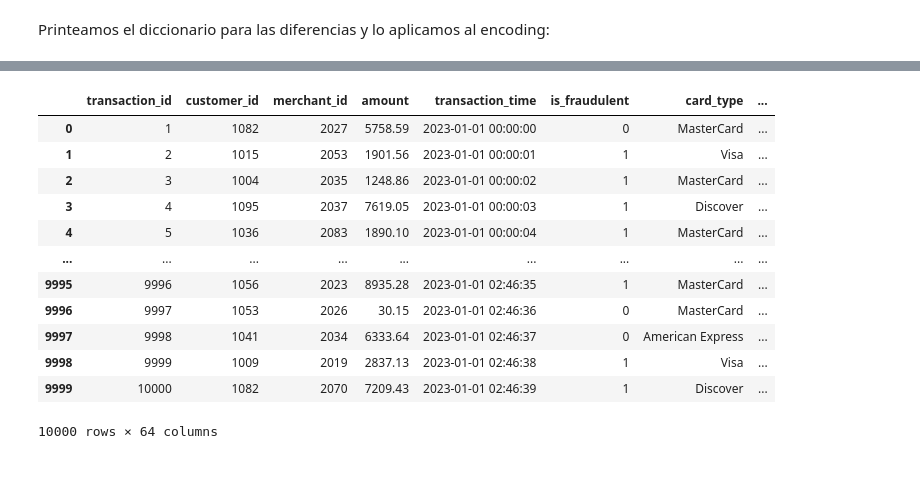
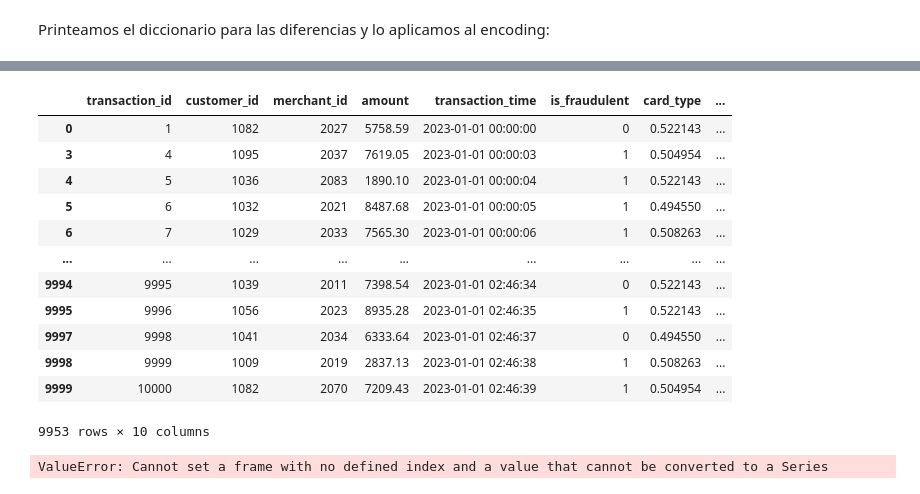
Before and after one commit to fdzvictor/lab1M8, a Jupyter notebook: modulo8-leccion08-preprocesamiento-logistica.ipynb, the cells around one changed output, grey strips where cells are left out. Drawn from its saved outputs; the diff is of its cells as text; code cells hidden in the pictures.

```diff
--- a/modulo8-leccion08-preprocesamiento-logistica.ipynb
+++ b/modulo8-leccion08-preprocesamiento-logistica.ipynb
@@ -268,0 +256,16 @@ Index(['transaction_id', 'customer_id', 'merchant_id', 'amount',
+# %%
+indices_a_eliminar = {}
+
+for index, row in df_lof.iterrows():
+    outliers = row.filter(like="outliers")
+
+    if (outliers == -1).all():
+        indices_a_eliminar[index] = row
+
+    elif (outliers == -1).sum() >= len(outliers) * 0.7:
+        indices_a_eliminar[index] = row
+
+df_outliers = pd.DataFrame(index = indices_a_eliminar.keys(),data=indices_a_eliminar.values())
+# Eliminar las filas identificadas
+df_sin_outliers = df.drop(index=indices_a_eliminar.keys())
+print(f"se han eliminado {len(indices_a_eliminar)} columnas")
@@ -273,6 +316,6 @@ Vemos las diferencias para las columnas categóricas
 # %%
 lista_cats = df_cat.columns
-tests = s_e.TestEstadisticos(df,"is_fraudulent",lista_cats)
+tests = s_e.TestEstadisticos(df_sin_outliers,"is_fraudulent",lista_cats)
 dic = tests.detectar_orden_binaria()
 # %% [output]
 Esta es la tabla de contingencia para card_type, con la variable respuesta is_fraudulent
@@ -295,4 +338,4 @@ La variable categórica TIENE ORDEN
 # %% [markdown]
 Printeamos el diccionario para las diferencias y lo aplicamos al encoding:
 # %%
-dic
+dic["purchase_category"] = 0
@@ -301,6 +342,6 @@ dic
 # %%
-columnas_sin_orden = [col for col, orden in dic.items() if orden == 0]
-columnas_con_orden = [col for col, orden in dic.items() if orden == 1]
+columnas_sin_orden = [col for col, orden in dic.items() if orden == 1]
+columnas_con_orden = [col for col, orden in dic.items() if orden == 0]
 dic_encoding = {"onehot":columnas_sin_orden,
               "target":columnas_con_orden}
 # %%
@@ -310,19 +351,24 @@ dic_encoding
 # %%
-encoding = s_e.Encoding(df,dic_encoding,"is_fraudulent")
+encoding = s_e.Encoding(df_sin_outliers,dic_encoding,"is_fraudulent")
 df = encoding.target_encoding()
 df = encoding.one_hot_encoding()
 df
 # %% [output]
 |  | transaction_id | customer_id | merchant_id | amount | transaction_time | is_fraudulent | card_type | ... |
-| 0 | 1 | 1082 | 2027 | 5758.59 | 2023-01-01 00:00:00 | 0 | MasterCard | ... |
-| 1 | 2 | 1015 | 2053 | 1901.56 | 2023-01-01 00:00:01 | 1 | Visa | ... |
-| 2 | 3 | 1004 | 2035 | 1248.86 | 2023-01-01 00:00:02 | 1 | MasterCard | ... |
-| 3 | 4 | 1095 | 2037 | 7619.05 | 2023-01-01 00:00:03 | 1 | Discover | ... |
-| 4 | 5 | 1036 | 2083 | 1890.10 | 2023-01-01 00:00:04 | 1 | MasterCard | ... |
+| 0 | 1 | 1082 | 2027 | 5758.59 | 2023-01-01 00:00:00 | 0 | 0.522143 | ... |
+| 3 | 4 | 1095 | 2037 | 7619.05 | 2023-01-01 00:00:03 | 1 | 0.504954 | ... |
+| 4 | 5 | 1036 | 2083 | 1890.10 | 2023-01-01 00:00:04 | 1 | 0.522143 | ... |
+| 5 | 6 | 1032 | 2021 | 8487.68 | 2023-01-01 00:00:05 | 1 | 0.494550 | ... |
+| 6 | 7 | 1029 | 2033 | 7565.30 | 2023-01-01 00:00:06 | 1 | 0.508263 | ... |
 | ... | ... | ... | ... | ... | ... | ... | ... | ... |
-| 9995 | 9996 | 1056 | 2023 | 8935.28 | 2023-01-01 02:46:35 | 1 | MasterCard | ... |
-| 9996 | 9997 | 1053 | 2026 | 30.15 | 2023-01-01 02:46:36 | 0 | MasterCard | ... |
-| 9997 | 9998 | 1041 | 2034 | 6333.64 | 2023-01-01 02:46:37 | 0 | American Express | ... |
-| 9998 | 9999 | 1009 | 2019 | 2837.13 | 2023-01-01 02:46:38 | 1 | Visa | ... |
-| 9999 | 10000 | 1082 | 2070 | 7209.43 | 2023-01-01 02:46:39 | 1 | Discover | ... |
+| 9994 | 9995 | 1039 | 2011 | 7398.54 | 2023-01-01 02:46:34 | 0 | 0.522143 | ... |
+| 9995 | 9996 | 1056 | 2023 | 8935.28 | 2023-01-01 02:46:35 | 1 | 0.522143 | ... |
+| 9997 | 9998 | 1041 | 2034 | 6333.64 | 2023-01-01 02:46:37 | 0 | 0.494550 | ... |
+| 9998 | 9999 | 1009 | 2019 | 2837.13 | 2023-01-01 02:46:38 | 1 | 0.508263 | ... |
+| 9999 | 10000 | 1082 | 2070 | 7209.43 | 2023-01-01 02:46:39 | 1 | 0.504954 | ... |
-10000 rows × 64 columns
+9953 rows × 10 columns
+# %%
+df.reset_index(drop=True)
+s_esc.escalado_standard(df,df.columns)
+# %% [output]
+ValueError: Cannot set a frame with no defined index and a value that cannot be converted to a Series
```
Also changed, not shown: parts of 14 cells of this notebook.
